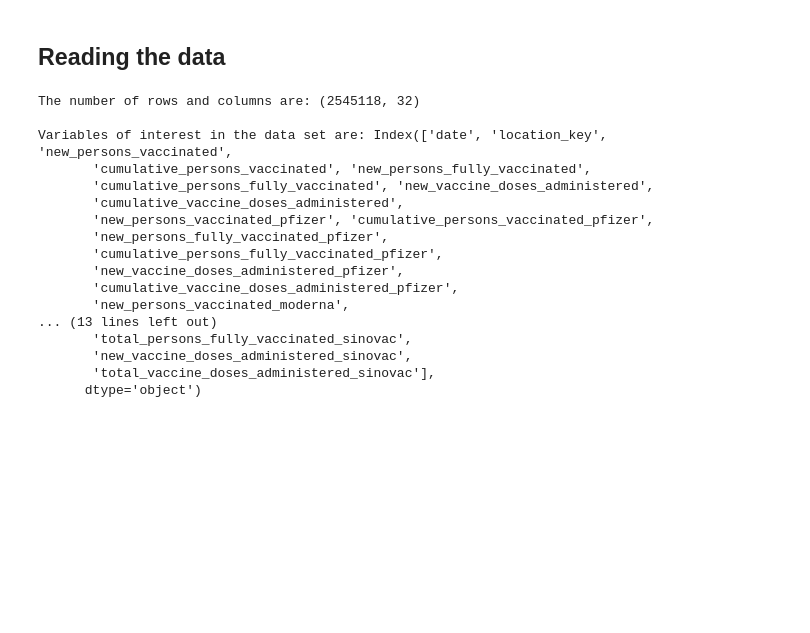
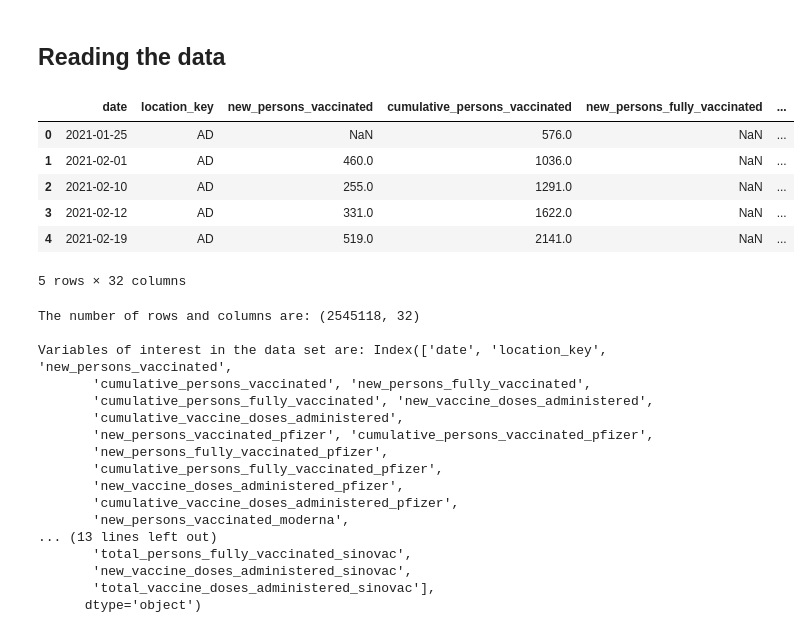
Before and after one commit to DenniseMc/cpsc_project, a Jupyter notebook: project vaccination.ipynb, the cells around one changed output. Drawn from its saved outputs; the diff is of its cells as text; code cells hidden in the pictures; blank space fills up the shorter version.

```diff
--- a/project vaccination.ipynb
+++ b/project vaccination.ipynb
@@ -18,6 +18,15 @@ import seaborn as sns
 ## Reading the data
 # %%
 vaccinations = pd.read_csv("vaccinations.csv")
+vaccinations.head()
+# %% [output]
+|  | date | location_key | new_persons_vaccinated | cumulative_persons_vaccinated | new_persons_fully_vaccinated | ... |
+| 0 | 2021-01-25 | AD | NaN | 576.0 | NaN | ... |
+| 1 | 2021-02-01 | AD | 460.0 | 1036.0 | NaN | ... |
+| 2 | 2021-02-10 | AD | 255.0 | 1291.0 | NaN | ... |
+| 3 | 2021-02-12 | AD | 331.0 | 1622.0 | NaN | ... |
+| 4 | 2021-02-19 | AD | 519.0 | 2141.0 | NaN | ... |
+5 rows × 32 columns
 # %%
 print("The number of rows and columns are:" , vaccinations.shape)
 print()
```
Also changed, not shown: parts of 6 cells of this notebook, 1 other file.
